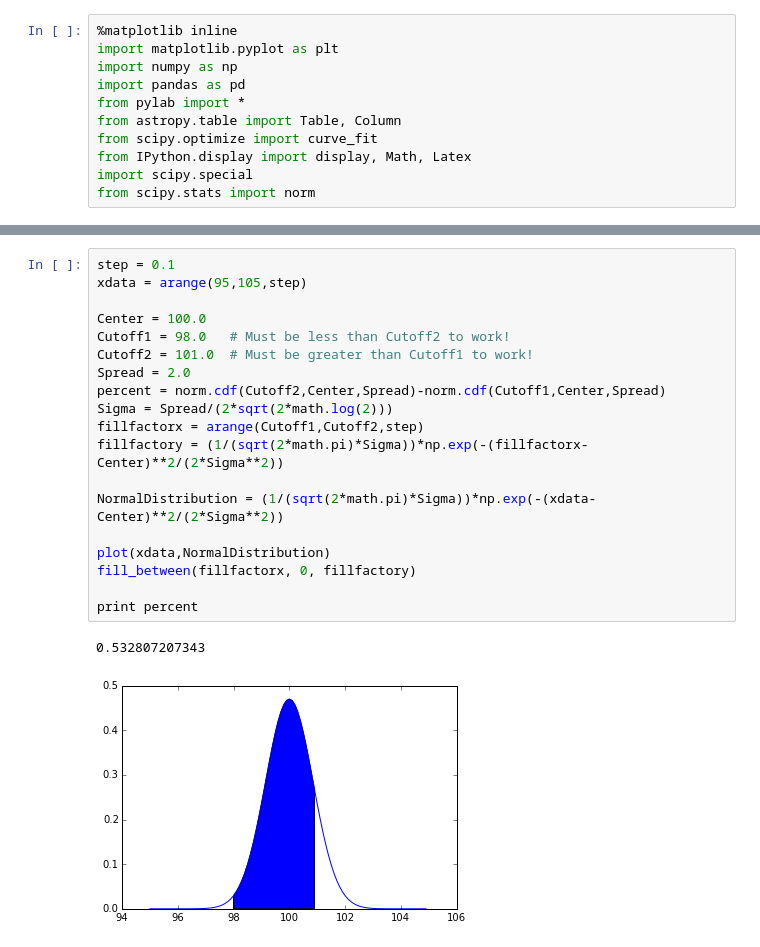
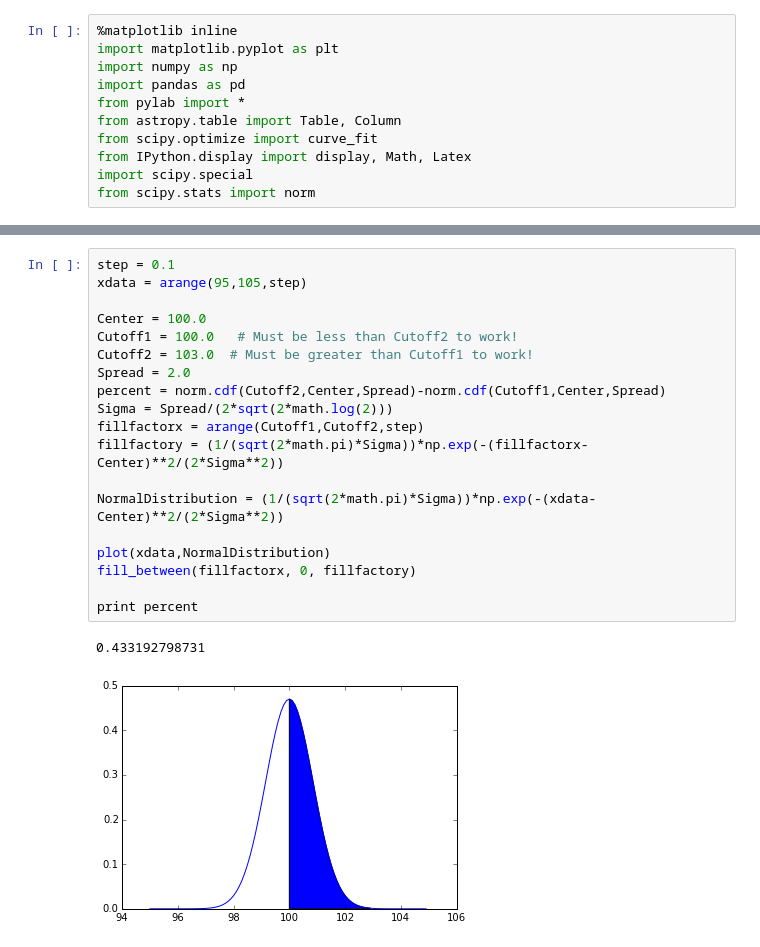
Before and after one commit to UCLA-Chem114/lab_notebooks, a Jupyter notebook: Different Examples.ipynb, the cells around one changed output, grey strips where cells are left out. Cells and saved outputs as stored; diff of their text form.

```diff
--- a/Different Examples.ipynb
+++ b/Different Examples.ipynb
@@ -31,22 +31,22 @@ hist(noise,20)
 # %%
 step = 0.1
 xdata = arange(95,105,step)
 
 Center = 100.0
-Cutoff1 = 98.0   # Must be less than Cutoff2 to work!
-Cutoff2 = 101.0  # Must be greater than Cutoff1 to work!
+Cutoff1 = 100.0   # Must be less than Cutoff2 to work!
+Cutoff2 = 103.0  # Must be greater than Cutoff1 to work!
 Spread = 2.0
 percent = norm.cdf(Cutoff2,Center,Spread)-norm.cdf(Cutoff1,Center,Spread)
 Sigma = Spread/(2*sqrt(2*math.log(2)))
 fillfactorx = arange(Cutoff1,Cutoff2,step)
 fillfactory = (1/(sqrt(2*math.pi)*Sigma))*np.exp(-(fillfactorx-Center)**2/(2*Sigma**2))
 
 NormalDistribution = (1/(sqrt(2*math.pi)*Sigma))*np.exp(-(xdata-Center)**2/(2*Sigma**2))
 
 plot(xdata,NormalDistribution)
 fill_between(fillfactorx, 0, fillfactory)
 
 print percent
 # %% [output]
-0.532807207343
+0.433192798731
-[figure, old version]
+[figure, new version]
```
Also changed, not shown: parts of 1 cell of this notebook, 1 other file.
